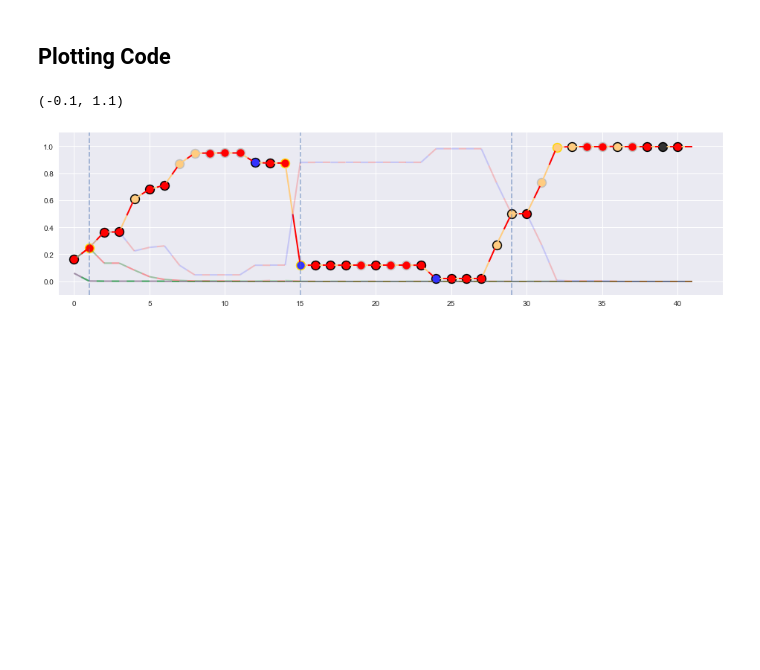
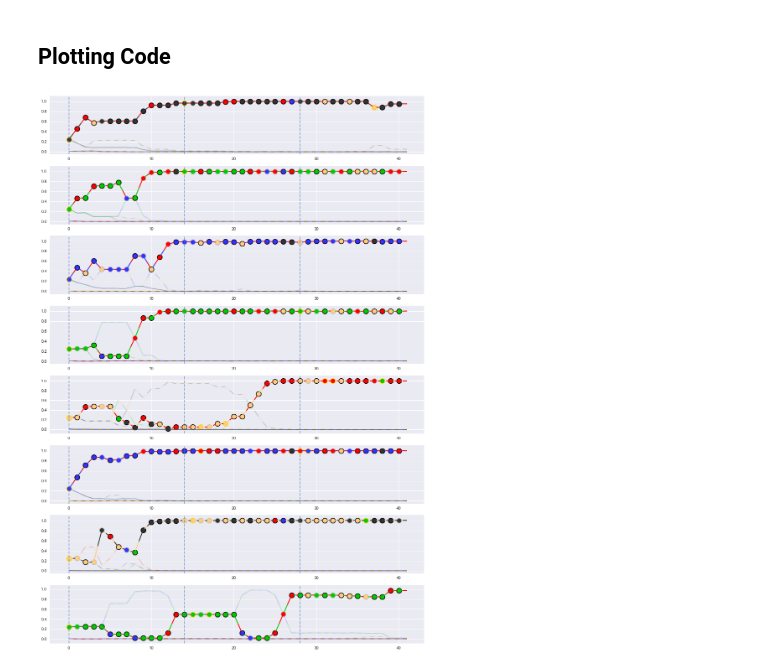
Before and after one commit to madrury/mtg-draftbot, a Jupyter notebook: draft-experiments.ipynb, the cells around one changed output. Saved outputs shown, nothing was run; the diff lists cells and outputs as text; code cells hidden in the pictures; blank space fills up the shorter version.

Commit message:
Finish revamping plotting code to new framework.

```diff
--- a/draft-experiments.ipynb
+++ b/draft-experiments.ipynb
@@ -165,19 +165,7 @@ def plot_drafter_history(ax,
     for pick_num, (color_pair, rarity, x, y) in enumerate(dot_data):
         ax.scatter(x, y, s=170, c=[rarity_color_mapping[rarity]])
         plot_color_identity_dot(ax, x, y, color_pair)
-        if pick_num % 14 == 1:
-            ax.axvline(pick_num, linestyle='--', alpha=0.5)
+        if pick_num % 14 == 0:
+            ax.axvline(pick_num, linestyle='--', alpha=0.6)
 
     return winning_archytype, winning_history
-# %%
-fig, ax = plt.subplots(figsize=(16, 4))
-
-plot_drafter_history(ax,
-                     preferences_history_dfs[5],
-                     cards_picked[5],
-                     normalization_function=softmax)
-ax.set_xlim(-1, 43)
-ax.set_ylim(-0.1, 1.1)
-# %% [output]
-(-0.1, 1.1)
-[figure, removed]
@@ -205,0 +172,10 @@ fig.tight_layout()
+# %%
+fig, axs = plt.subplots(draft.n_drafters, figsize=(16, draft.n_drafters * 3))
+
+for ax, preferences_history, cards in zip(axs, preferences_history_dfs, cards_picked):
+    plot_drafter_history(ax,
+                         preferences_history,
+                         cards,
+                         normalization_function=softmax)
+# %% [output]
+[figure, added]
```
Also changed, not shown: parts of 1 cell of this notebook.
